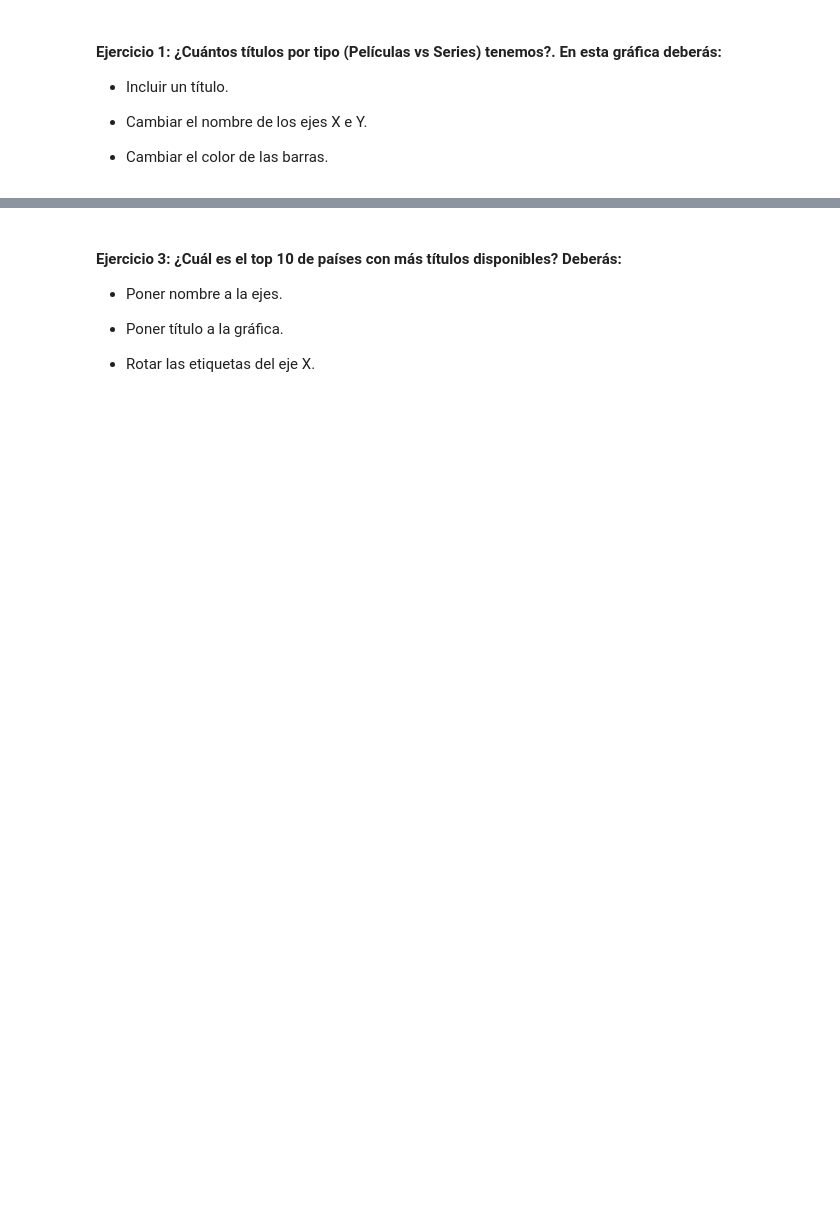
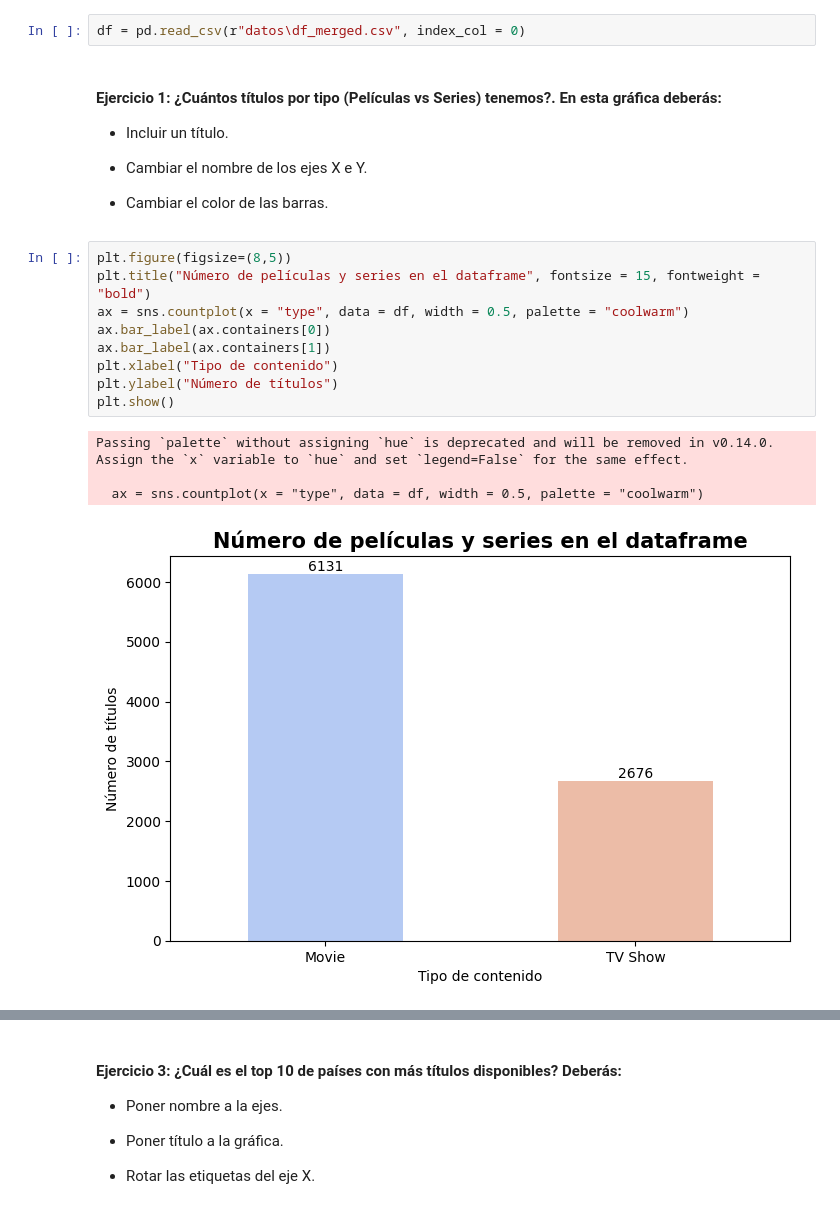
Before and after one commit to yanruwu/hackio-lab-vis, a Jupyter notebook: laboratorio-modulo2-leccion04-visualizacion.ipynb, the cells around one changed output, grey strips where cells are left out. Cells and saved outputs as stored; diff of their text form; blank space fills up the shorter version.

```diff
--- a/laboratorio-modulo2-leccion04-visualizacion.ipynb
+++ b/laboratorio-modulo2-leccion04-visualizacion.ipynb
@@ -17,3 +21,5 @@ En este laboratorio usaremos el DataFrame de Netflix completo creado en los prim
+# %%
+df = pd.read_csv(r"datos\df_merged.csv", index_col = 0)
 # %% [markdown]
 #### Ejercicio 1: ¿Cuántos títulos por tipo (Películas vs Series) tenemos?. En esta gráfica deberás:
 
@@ -22,6 +28,20 @@ En este laboratorio usaremos el DataFrame de Netflix completo creado en los prim
 - Cambiar el nombre de los ejes X e Y.
 
 - Cambiar el color de las barras.
+# %%
+plt.figure(figsize=(8,5))
+plt.title("Número de películas y series en el dataframe", fontsize = 15, fontweight = "bold")
+ax = sns.countplot(x = "type", data = df, width = 0.5, palette = "coolwarm")
+ax.bar_label(ax.containers[0])
+ax.bar_label(ax.containers[1])
+plt.xlabel("Tipo de contenido")
+plt.ylabel("Número de títulos")
+plt.show()
+# %% [output]
+Passing `palette` without assigning `hue` is deprecated and will be removed in v0.14.0. Assign the `x` variable to `hue` and set `legend=False` for the same effect.
+
+  ax = sns.countplot(x = "type", data = df, width = 0.5, palette = "coolwarm")
+[figure, added]
 # %% [markdown]
 #### Ejercicio 2: ¿Cuál es la distribución de calificaciones (rating) en los títulos? En esta gráfica deberás:
 
```
Also changed, not shown: parts of 27 cells of this notebook, 1 other file.
